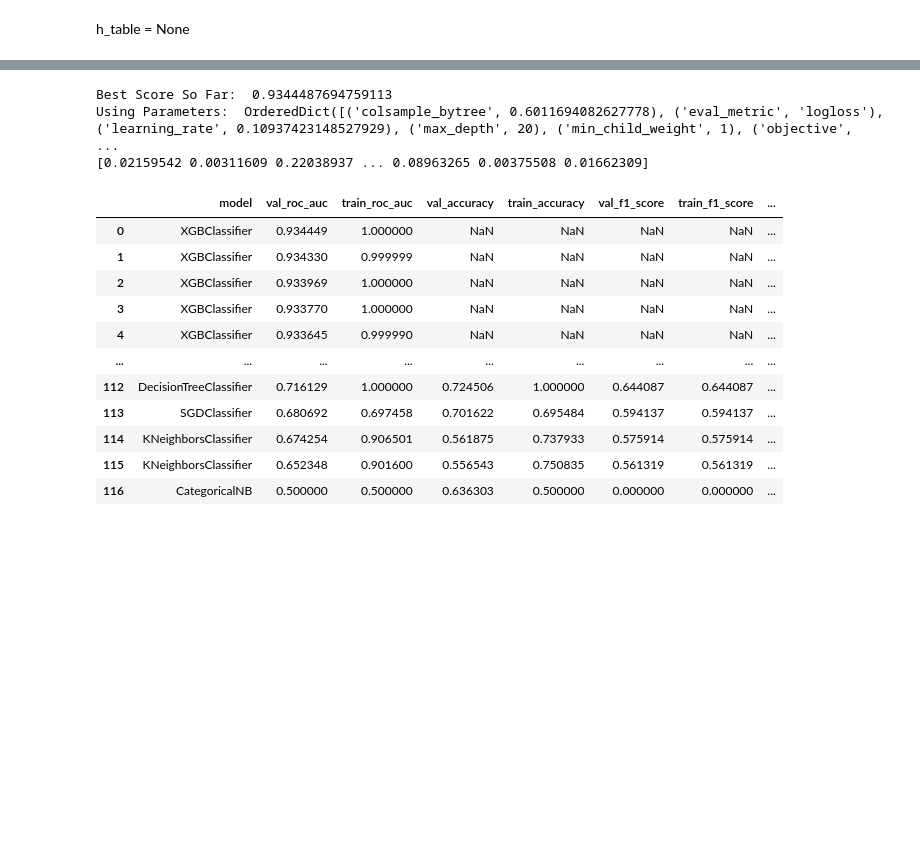
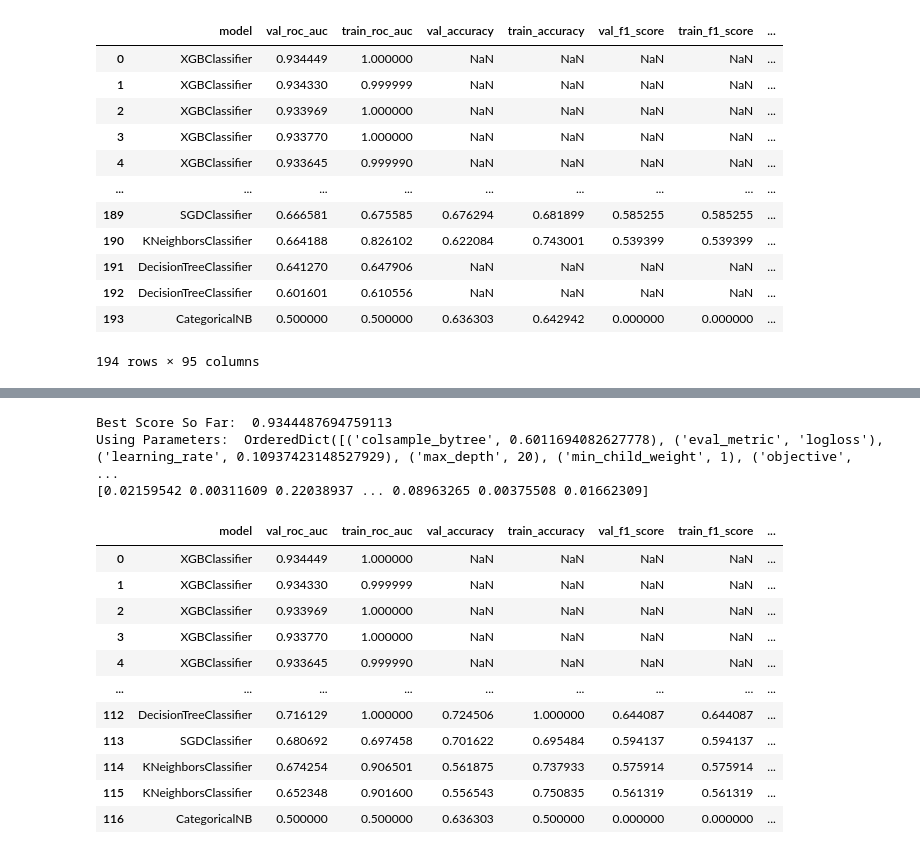
Before and after one commit to Caellwyn/ou_student_predictions, a Jupyter notebook: notebooks/shallow_timeseries_models_smoting.ipynb, the cells around one changed output, grey strips where cells are left out. Saved outputs shown, nothing was run; the diff lists cells and outputs as text; code cells hidden in the pictures; blank space fills up the shorter version.

```diff
--- a/notebooks/shallow_timeseries_models_smoting.ipynb
+++ b/notebooks/shallow_timeseries_models_smoting.ipynb
@@ -109,5 +143,19 @@ for model in models:
     add_model(model, X_t_normal, y_t, X_val_normal, y_val,
               features = all_features,
               preprocessing='normalized')
-# %% [markdown]
-h_table = None
+# %%
+pd.read_csv('hyperparameter_table.csv')
+# %% [output]
+|  | model | val_roc_auc | train_roc_auc | val_accuracy | train_accuracy | val_f1_score | train_f1_score | ... |
+| 0 | XGBClassifier | 0.934449 | 1.000000 | NaN | NaN | NaN | NaN | ... |
+| 1 | XGBClassifier | 0.934330 | 0.999999 | NaN | NaN | NaN | NaN | ... |
+| 2 | XGBClassifier | 0.933969 | 1.000000 | NaN | NaN | NaN | NaN | ... |
+| 3 | XGBClassifier | 0.933770 | 1.000000 | NaN | NaN | NaN | NaN | ... |
+| 4 | XGBClassifier | 0.933645 | 0.999990 | NaN | NaN | NaN | NaN | ... |
+| ... | ... | ... | ... | ... | ... | ... | ... | ... |
+| 189 | SGDClassifier | 0.666581 | 0.675585 | 0.676294 | 0.681899 | 0.585255 | 0.585255 | ... |
+| 190 | KNeighborsClassifier | 0.664188 | 0.826102 | 0.622084 | 0.743001 | 0.539399 | 0.539399 | ... |
+| 191 | DecisionTreeClassifier | 0.641270 | 0.647906 | NaN | NaN | NaN | NaN | ... |
+| 192 | DecisionTreeClassifier | 0.601601 | 0.610556 | NaN | NaN | NaN | NaN | ... |
+| 193 | CategoricalNB | 0.500000 | 0.500000 | 0.636303 | 0.642942 | 0.000000 | 0.000000 | ... |
+194 rows × 95 columns
```
Also changed, not shown: parts of 28 cells of this notebook.
